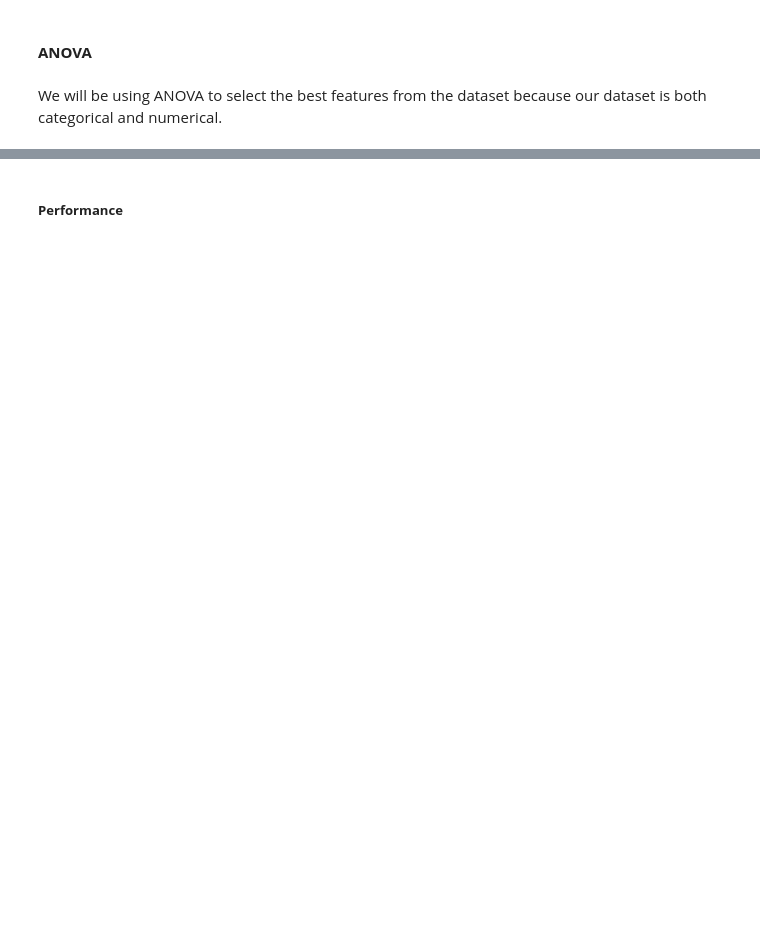
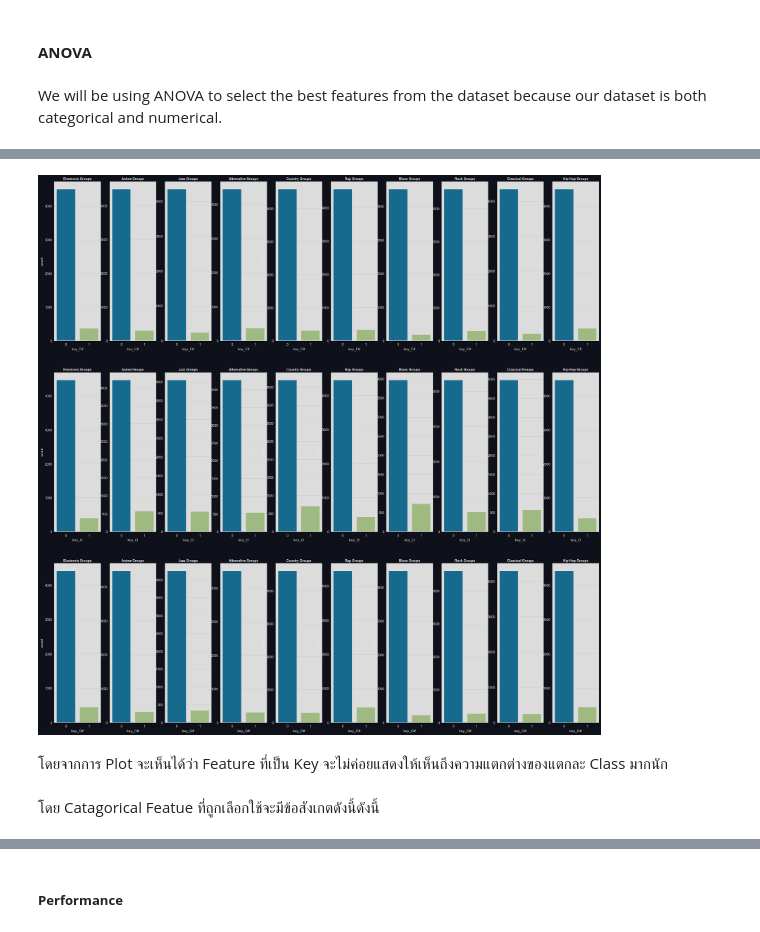
Before and after one commit to AthimetA/FRA503_HW_ML, a Jupyter notebook: Project/project.ipynb, the cells around one changed output, grey strips where cells are left out. Drawn from its saved outputs; the diff is of its cells as text; code cells hidden in the pictures; blank space fills up the shorter version.

```diff
--- a/Project/project.ipynb
+++ b/Project/project.ipynb
@@ -1981,13 +2352,19 @@ for key, item in dfCateDict.items():
 # %%
-catcol = ['key_E', 'key_F', 'key_F#', 'key_G', 'key_G#', 'mode_Minor',]
-catVisPlot , axes = plt.subplots( len(catcol),10, figsize=(40, 30))
+catcol = ['key_F#', 'key_G', 'key_G#']
+catVisPlot , axes = plt.subplots( len(catcol),10, figsize=(30, 30))
 count = 0
 for key, item in dfCateDict.items():
     for idx,col in enumerate(catcol):
         ax = axes[idx,count]
         sns.countplot(x=col, data=item, ax=ax)
         ax.set_title(f'{key} Groups', weight='bold', fontsize=10)
     count += 1
+# %% [output]
+[figure, added]
+# %% [markdown]
+โดยจากการ Plot จะเห็นได้ว่า Feature ที่เป็น Key จะไม่ค่อยแสดงให้เห็นถึงความแตกต่างของแตกละ Class มากนัก
+# %% [markdown]
+โดย Catagorical Featue ที่ถูกเลือกใช้จะมีข้อสังเกตดังนี้ดังนี้
 # %%
 selectorChi2 = SelectKBest(chi2, k=3)
 XcatSelected = selectorChi2.fit_transform(Xcat, df['music_genre'])
```
Also changed, not shown: parts of 53 cells of this notebook.
